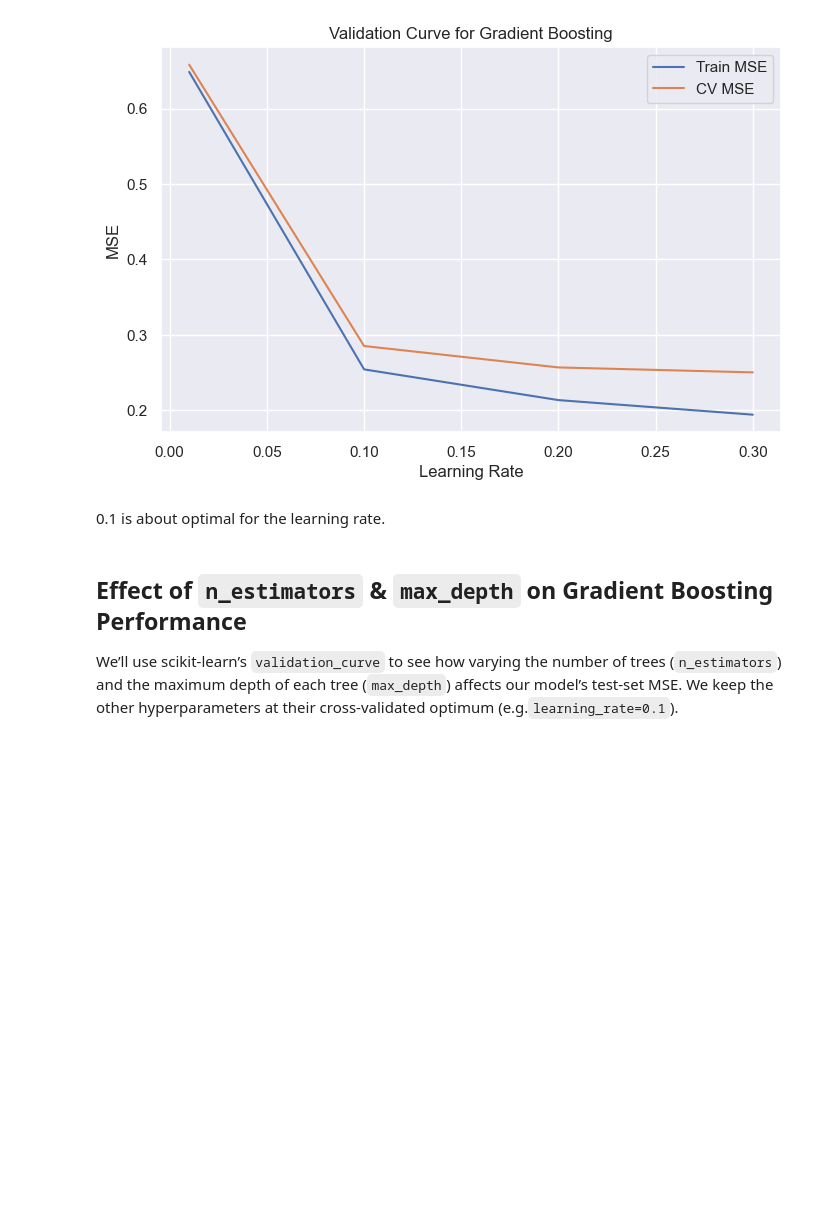
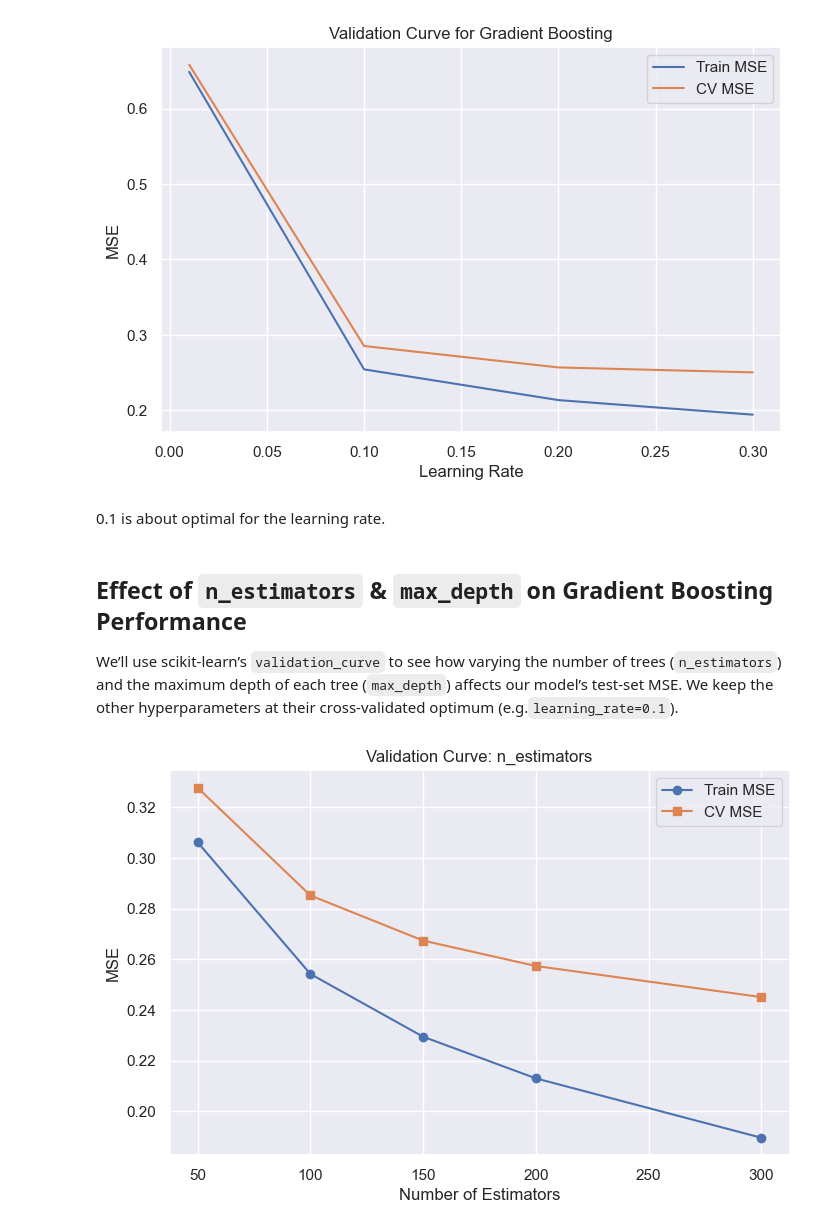
Before and after one commit to t0dd26/CMOR438-Spring-2025, a Jupyter notebook: Supervised ML/Regression/Ensemble_Boosting_Regression.ipynb, the cells around one changed output. Cells and saved outputs as stored; diff of their text form; code cells hidden in the pictures; blank space fills up the shorter version.

Commit message:
Boosting Reg 2

```diff
--- a/Supervised ML/Regression/Ensemble_Boosting_Regression.ipynb
+++ b/Supervised ML/Regression/Ensemble_Boosting_Regression.ipynb
@@ -157,3 +157,30 @@ plt.legend(); plt.grid(True); plt.show()
 ## Effect of `n_estimators` & `max_depth` on Gradient Boosting Performance
 
 We’ll use scikit-learn’s `validation_curve` to see how varying the number of trees (`n_estimators`) and the maximum depth of each tree (`max_depth`) affects our model’s test‐set MSE.  We keep the other hyperparameters at their cross-validated optimum (e.g.`learning_rate=0.1`).
+# %%
+# 1) Validation curve for n_estimators
+est_range = [50, 100, 150, 200, 300]
+train_scores_e, test_scores_e = validation_curve(
+    GradientBoostingRegressor(learning_rate=0.1, max_depth=3, random_state=42),
+    X_train, y_train,
+    param_name='n_estimators',
+    param_range=est_range,
+    cv=5,
+    scoring='neg_mean_squared_error',
+    n_jobs=-1
+)
+
+train_mse_e = -train_scores_e.mean(axis=1)
+test_mse_e  = -test_scores_e.mean(axis=1)
+
+plt.figure(figsize=(8,5))
+plt.plot(est_range, train_mse_e, marker='o', label='Train MSE')
+plt.plot(est_range, test_mse_e,  marker='s', label='CV MSE')
+plt.xlabel('Number of Estimators')
+plt.ylabel('MSE')
+plt.title('Validation Curve: n_estimators')
+plt.legend()
+plt.grid(True)
+plt.show()
+# %% [output]
+[figure, added]
```
Also changed, not shown: parts of 10 cells of this notebook, 1 other file.
